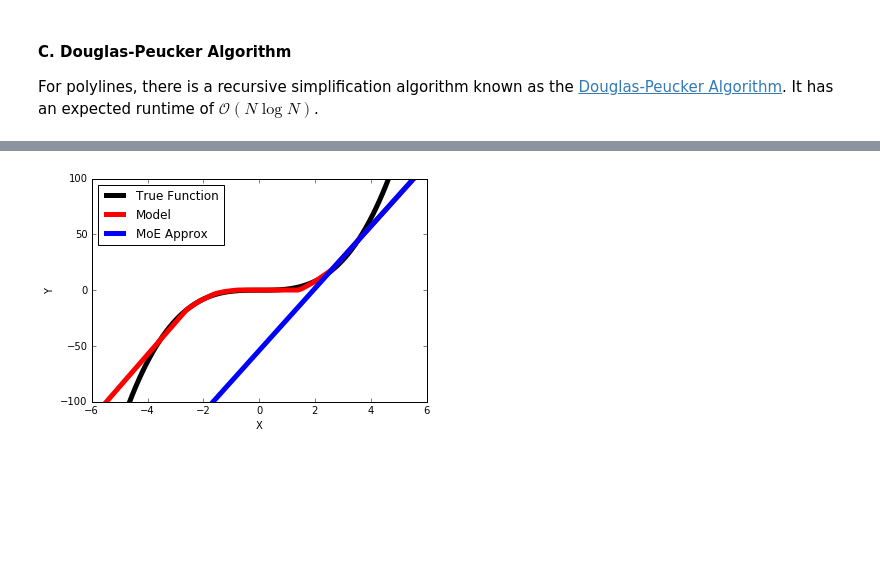
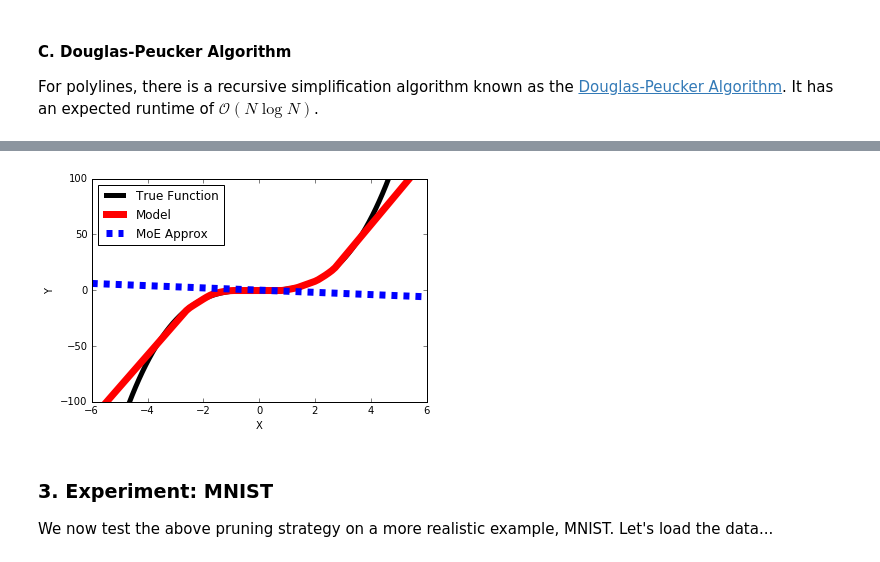
Before and after one commit to enalisnick/blog_sandbox, a Jupyter notebook: nn_distillation.ipynb, the cells around one changed output, grey strips where cells are left out. Cells and saved outputs as stored; diff of their text form; code cells hidden in the pictures; blank space fills up the shorter version.

Commit message:
started MNIST exp

```diff
--- a/nn_distillation.ipynb
+++ b/nn_distillation.ipynb
@@ -247,7 +248,7 @@ K = 4
 k_idxs = np.random.choice(N, K)
 
 kernel_vals = np.zeros((100, K))
-beta_val = .1
+beta_val = 1.
 
 for i in range(100):
     for j, k in enumerate(k_idxs):
@@ -280,7 +281,6 @@ k_idxs = [0] + [k * N/(K-1) for k in range(1, K-1)] + [N-1]
 print k_idxs
 
 kernel_vals = np.zeros((100, K))
-beta_val = .1
 
 for i in range(100):
     for j, k in enumerate(k_idxs):
@@ -525,9 +423,12 @@ print x_sample_idxs
 # %%
-kernel_vals = np.zeros((100, samp_size))
-beta_val = .1
+K = 8
+k_idxs = ((np.sum(U_vectors**2, axis=0))).argsort()[N/2-K/2:-(N/2-K/2)]
+print k_idxs
+
+kernel_vals = np.zeros((100, K))
 
 for i in range(100):
-    for j, j_idx in enumerate(x_sample_idxs):
-        kernel_vals[i,j] = kernel(x_true[i], x[j_idx], beta_val)
+    for j, k in enumerate(k_idxs):
+        kernel_vals[i,j] = kernel(x_true[i], x[k], beta_val)
 
 kernel_vals = kernel_vals / (kernel_vals.sum(axis=1)[np.newaxis].T)
@@ -534,16 +457,32 @@ kernel_vals = kernel_vals / (kernel_vals.sum(axis=1)[np.newaxis].T)
+# %%
+K=2
+V,S,Q = svd(U_vectors, full_matrices=False)
+S = np.diag(S)
+Z_train = np.dot(Q, x)  # K X d
+
+kernel_vals = np.zeros((100, K))
+k_idxs = [0, 1]
+for i in range(100):
+    for j, k in enumerate(k_idxs):
+        kernel_vals[i,j] = kernel(x_true[i], Z_train[k], 1.)
+
+kernel_vals = kernel_vals / (kernel_vals.sum(axis=1)[np.newaxis].T)
 # %%
-yHat_MoE = np.sum(np.dot(xTrue_w_bias, U_vecs_sample) * kernel_vals, axis=1)
+yHat_MoE = np.sum(np.dot(xTrue_w_bias, V) * kernel_vals, axis=1)
 
 plt.plot(x_true, y_true, 'k-', linewidth=5, label="True Function")
-plt.plot(x_true, fprop(theta['W'], theta['b'], x_true[np.newaxis].T), 'r-', linewidth=5, label="Model")
-plt.plot(x_true, yHat_MoE, 'b-', linewidth=5, label="MoE Approx")
+plt.plot(x_true, fprop(theta['W'], theta['b'], x_true[np.newaxis].T), 'r-', linewidth=7, label="Model")
+plt.plot(x_true, yHat_MoE, 'b--', linewidth=7, label="MoE Approx")
 
 plt.xlabel("X")
 plt.ylabel("Y")
 plt.xlim([-6, 6])
 plt.ylim([-100, 100])
 
 plt.legend(loc=2)
 plt.show()
 # %% [output]
-[figure, old version]
+[figure, new version]
+# %% [markdown]
+### 3.  Experiment: MNIST
+We now test the above pruning strategy on a more realistic example, MNIST.  Let's load the data...
```
Also changed, not shown: parts of 28 cells of this notebook.
